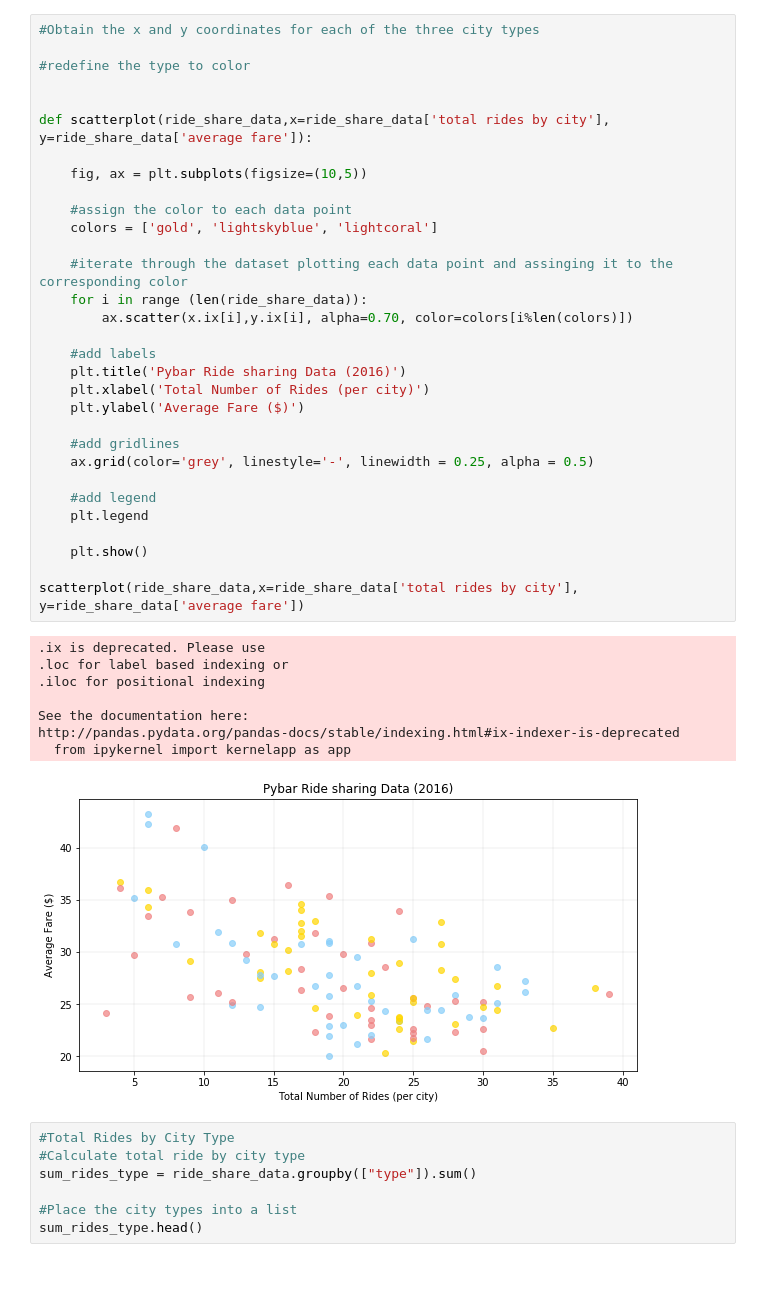
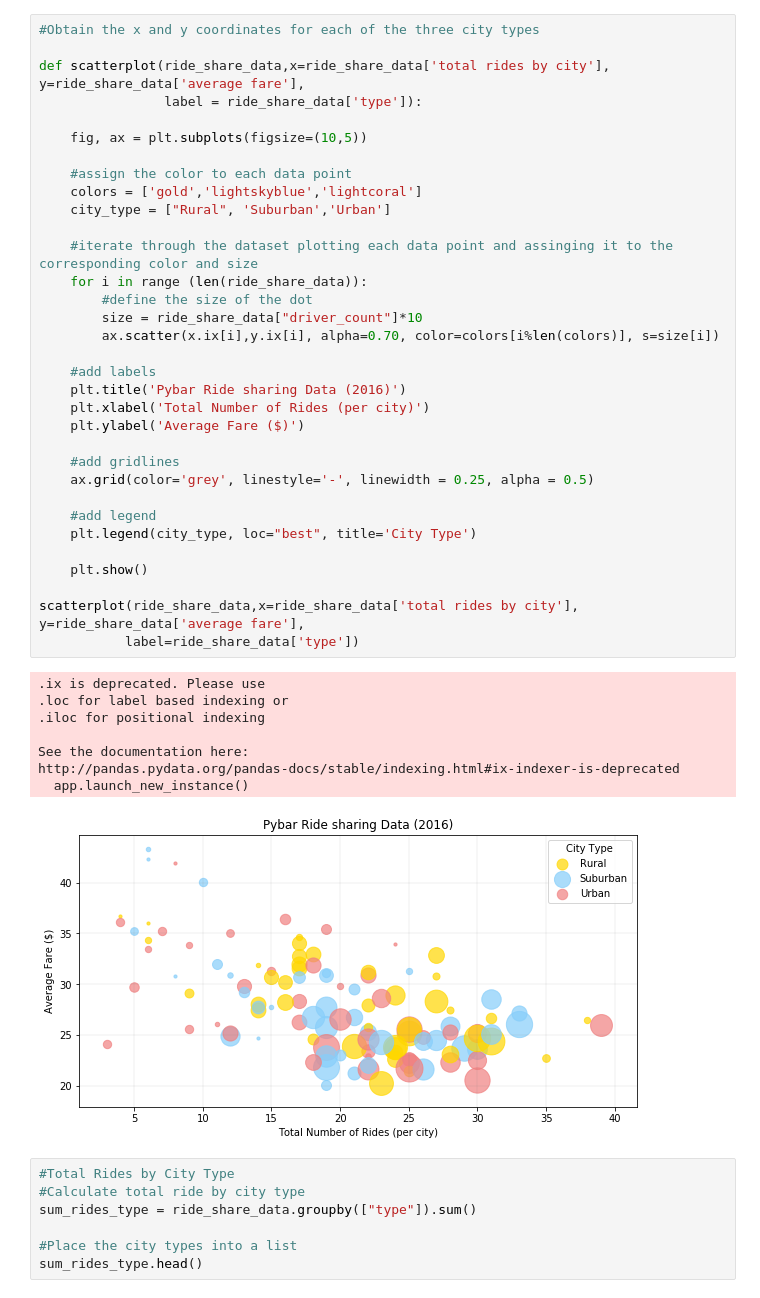
Before and after one commit to Vangroovy/Matplotlib, a Jupyter notebook: Pyber.ipynb, the cells around one changed output. Saved outputs shown, nothing was run; the diff lists cells and outputs as text.

Commit message:
fix formatting and legend

```diff
--- a/Pyber.ipynb
+++ b/Pyber.ipynb
@@ -36,43 +56,45 @@ ride_share_data.head()
 # %%
 #Obtain the x and y coordinates for each of the three city types
 
-#redefine the type to color
-
-
-def scatterplot(ride_share_data,x=ride_share_data['total rides by city'], y=ride_share_data['average fare']):
+def scatterplot(ride_share_data,x=ride_share_data['total rides by city'], y=ride_share_data['average fare'],
+                label = ride_share_data['type']):
 
     fig, ax = plt.subplots(figsize=(10,5))
 
     #assign the color to each data point
-    colors = ['gold', 'lightskyblue', 'lightcoral']
+    colors = ['gold','lightskyblue','lightcoral']
+    city_type = ["Rural", 'Suburban','Urban']
 
-    #iterate through the dataset plotting each data point and assinging it to the corresponding color
+    #iterate through the dataset plotting each data point and assinging it to the corresponding color and size
     for i in range (len(ride_share_data)):
-        ax.scatter(x.ix[i],y.ix[i], alpha=0.70, color=colors[i%len(colors)])
+        #define the size of the dot
+        size = ride_share_data["driver_count"]*10
+        ax.scatter(x.ix[i],y.ix[i], alpha=0.70, color=colors[i%len(colors)], s=size[i])
 
     #add labels
     plt.title('Pybar Ride sharing Data (2016)')
     plt.xlabel('Total Number of Rides (per city)')
     plt.ylabel('Average Fare ($)')
 
     #add gridlines
     ax.grid(color='grey', linestyle='-', linewidth = 0.25, alpha = 0.5)
 
     #add legend
-    plt.legend
+    plt.legend(city_type, loc="best", title='City Type')
 
     plt.show()
 
-scatterplot(ride_share_data,x=ride_share_data['total rides by city'], y=ride_share_data['average fare'])
+scatterplot(ride_share_data,x=ride_share_data['total rides by city'], y=ride_share_data['average fare'],
+           label=ride_share_data['type'])
 # %% [output]
 .ix is deprecated. Please use
 .loc for label based indexing or
 .iloc for positional indexing
 
 See the documentation here:
 http://pandas.pydata.org/pandas-docs/stable/indexing.html#ix-indexer-is-deprecated
-  from ipykernel import kernelapp as app
+  app.launch_new_instance()
-[figure, old version]
+[figure, new version]
 # %%
 #Total Rides by City Type
 #Calculate total ride by city type
```
Also changed, not shown: parts of 6 cells of this notebook.
